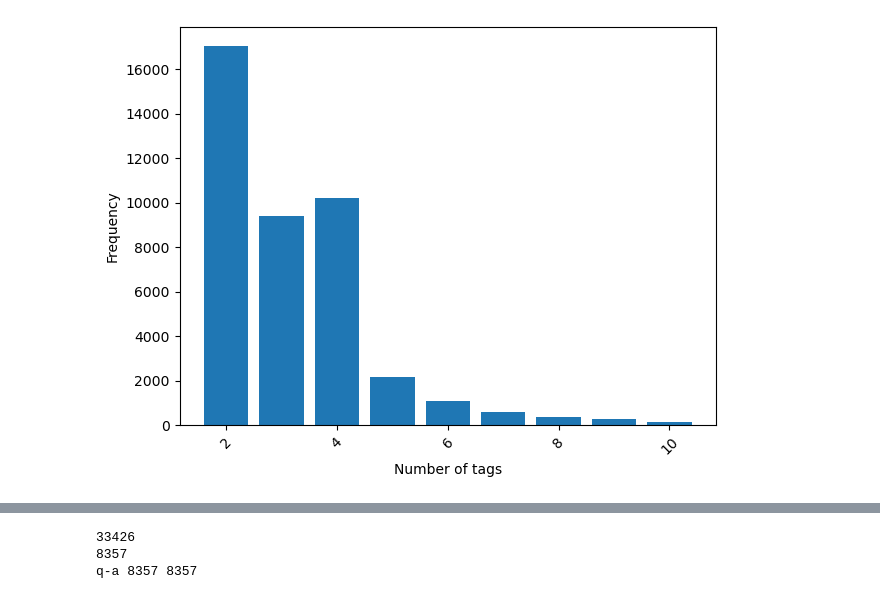
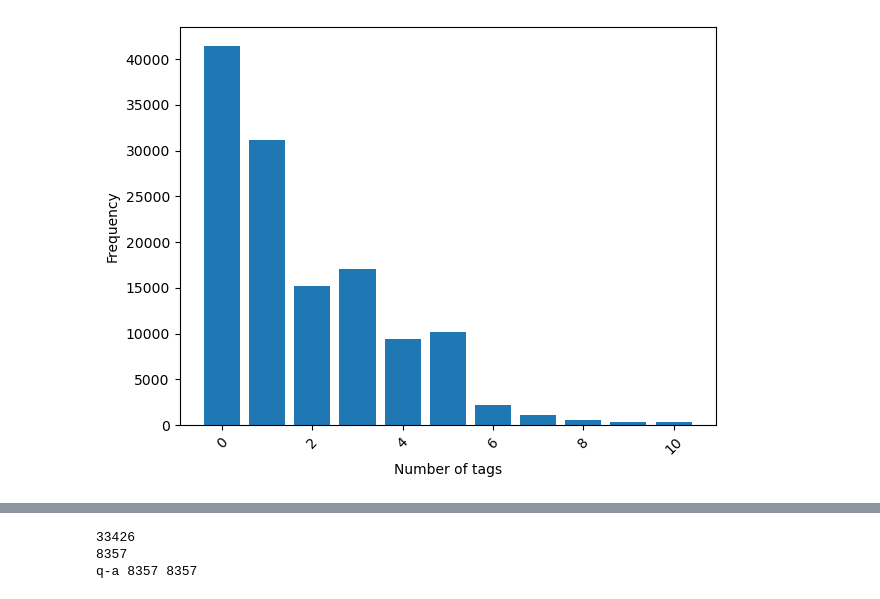
Before and after one commit to Y0t4n/Openstreetmap_Random_Forest, a Jupyter notebook: traintest.ipynb, the cells around one changed output, grey strips where cells are left out. Saved outputs shown, nothing was run; the diff lists cells and outputs as text; code cells hidden in the pictures.

Commit message:
Added a bunch of stuff for plotting and statisitcal anaylsisi
I should also create folders to sort stuff by but im lazy, will do it later

```diff
--- a/traintest.ipynb
+++ b/traintest.ipynb
@@ -87,32 +87,32 @@ Len all tags: 1255, Len good tags: 380
 # %%
 # Keep only rows where 'tags' is more than two
-pois = pois[pois["tags"].apply(lambda x: isinstance(x, dict) and len(x) > 2)]
+#pois = pois[pois["tags"].apply(lambda x: isinstance(x, dict) and len(x) > 2)]
 # %%
 from collections import Counter
 import matplotlib.pyplot as plt
 
 lengthed_list = []
 
 for i in pois["tags"]:
-    lengthed_list.append(len(i) -1 )
+    lengthed_list.append(len(i))
 
 # Count and sort
 counts = Counter(lengthed_list)
-top_items = counts.most_common(9)
+top_items = counts.most_common(11)
 
 # Unpack into separate lists
 items, values = zip(*top_items)
 
 #items, values = zip(*counts.most_common())
 
 # Plot
 plt.bar(items, values)
 plt.xlabel('Number of tags')
 plt.ylabel('Frequency')
 #plt.title('Histogram of Item Frequencies')
 plt.xticks(rotation=45)
 plt.tight_layout()
 #plt.yscale("log")
 plt.show()
 # %% [output]
-[figure, old version]
+[figure, new version]
```
Also changed, not shown: parts of 2 cells of this notebook, 18 other files.
